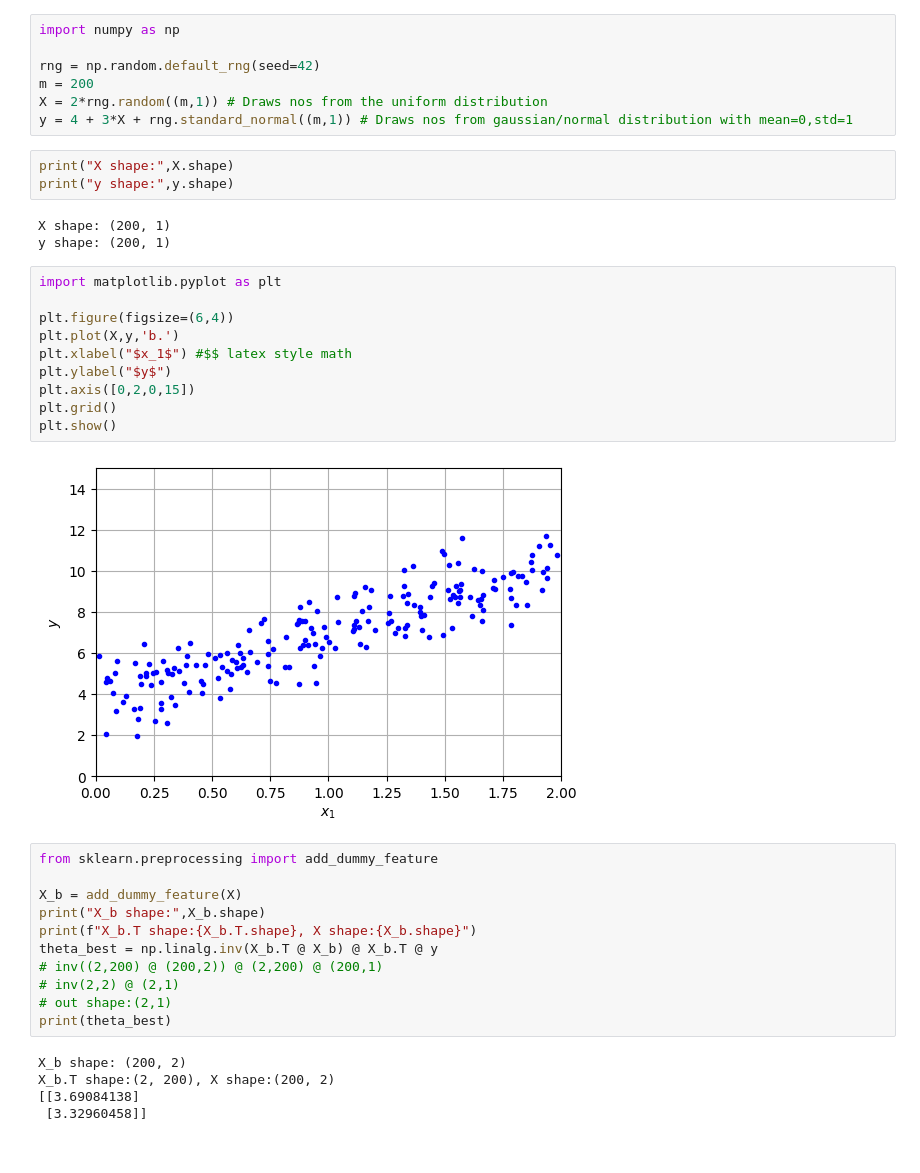
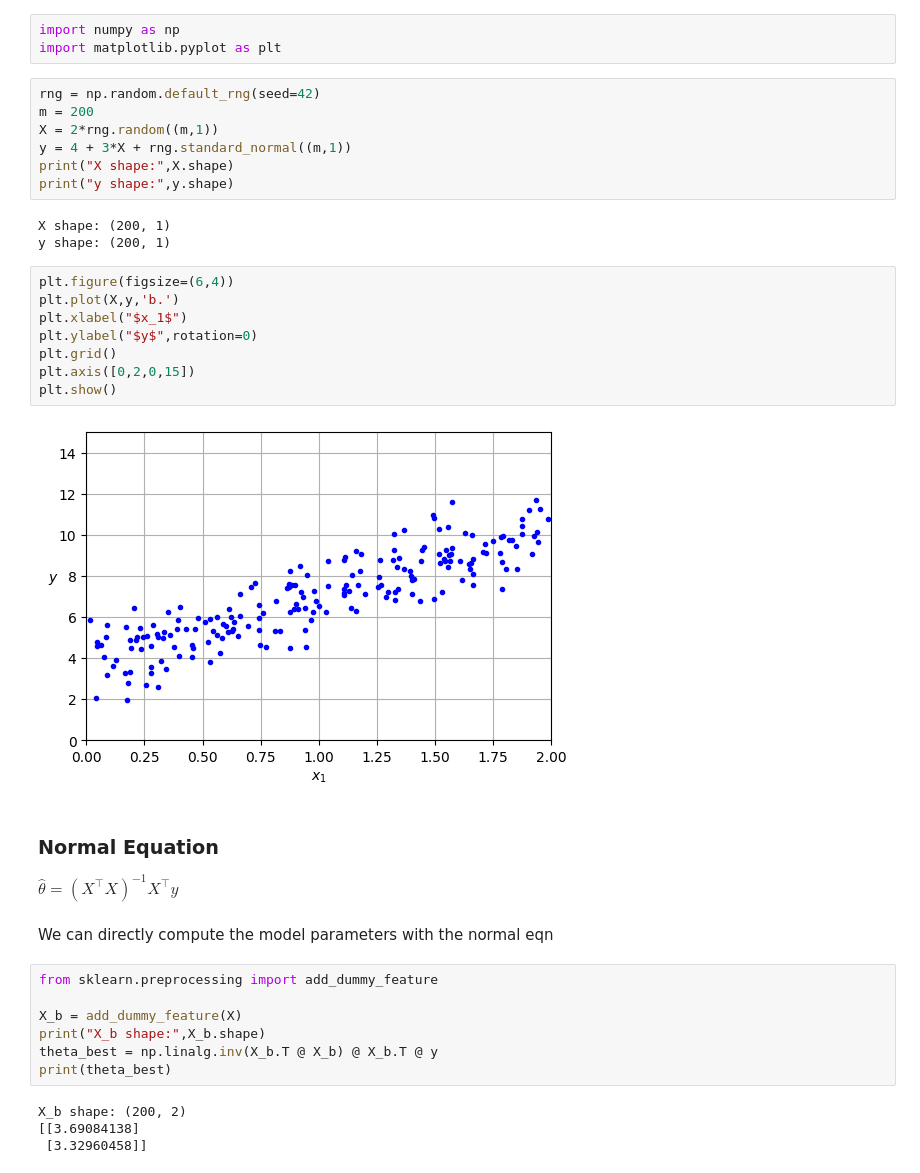
Before and after one commit to jsuryanm/HOML, a Jupyter notebook: 4.0-training_models/training_models.ipynb, the cells around one changed output. Saved outputs shown, nothing was run; the diff lists cells and outputs as text.

```diff
--- a/4.0-training_models/training_models.ipynb
+++ b/4.0-training_models/training_models.ipynb
@@ -1,42 +1,40 @@
+# %%
+import numpy as np
+import matplotlib.pyplot as plt
 # %%
-import numpy as np
-
 rng = np.random.default_rng(seed=42)
 m = 200
-X = 2*rng.random((m,1)) # Draws nos from the uniform distribution
-y = 4 + 3*X + rng.standard_normal((m,1)) # Draws nos from gaussian/normal distribution with mean=0,std=1
+X = 2*rng.random((m,1))
+y = 4 + 3*X + rng.standard_normal((m,1))
+print("X shape:",X.shape)
+print("y shape:",y.shape)
+# %% [output]
+X shape: (200, 1)
+y shape: (200, 1)
-# %%
-print("X shape:",X.shape)
-print("y shape:",y.shape)
-# %% [output]
-X shape: (200, 1)
-y shape: (200, 1)
 # %%
-import matplotlib.pyplot as plt
-
 plt.figure(figsize=(6,4))
 plt.plot(X,y,'b.')
-plt.xlabel("$x_1$") #$$ latex style math
-plt.ylabel("$y$")
+plt.xlabel("$x_1$")
+plt.ylabel("$y$",rotation=0)
+plt.grid()
 plt.axis([0,2,0,15])
-plt.grid()
 plt.show()
 # %% [output]
-[figure, old version]
+[figure, new version]
+# %% [markdown]
+### Normal Equation
+$\hat{\theta} = (X^{\top} X)^{-1} X^{\top} y$
+# %% [markdown]
+We can directly compute the model parameters with the normal eqn
 # %%
 from sklearn.preprocessing import add_dummy_feature
 
 X_b = add_dummy_feature(X)
 print("X_b shape:",X_b.shape)
-print(f"X_b.T shape:{X_b.T.shape}, X shape:{X_b.shape}")
 theta_best = np.linalg.inv(X_b.T @ X_b) @ X_b.T @ y
-# inv((2,200) @ (200,2)) @ (2,200) @ (200,1)
-# inv(2,2) @ (2,1)
-# out shape:(2,1)
 print(theta_best)
 # %% [output]
 X_b shape: (200, 2)
-X_b.T shape:(2, 200), X shape:(200, 2)
 [[3.69084138]
  [3.32960458]]
 # %%
```
Also changed, not shown: parts of 7 cells of this notebook, 1 other file.
